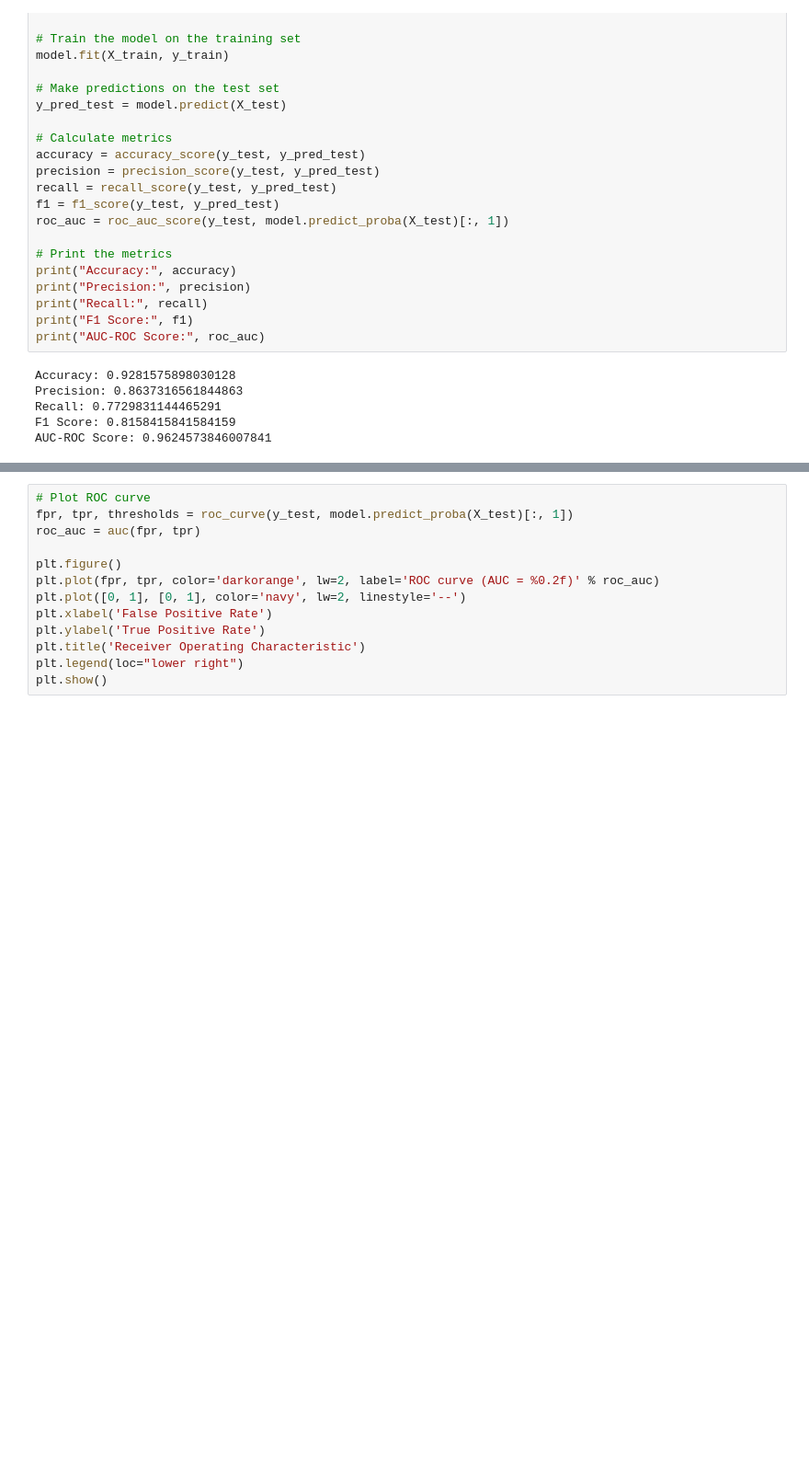
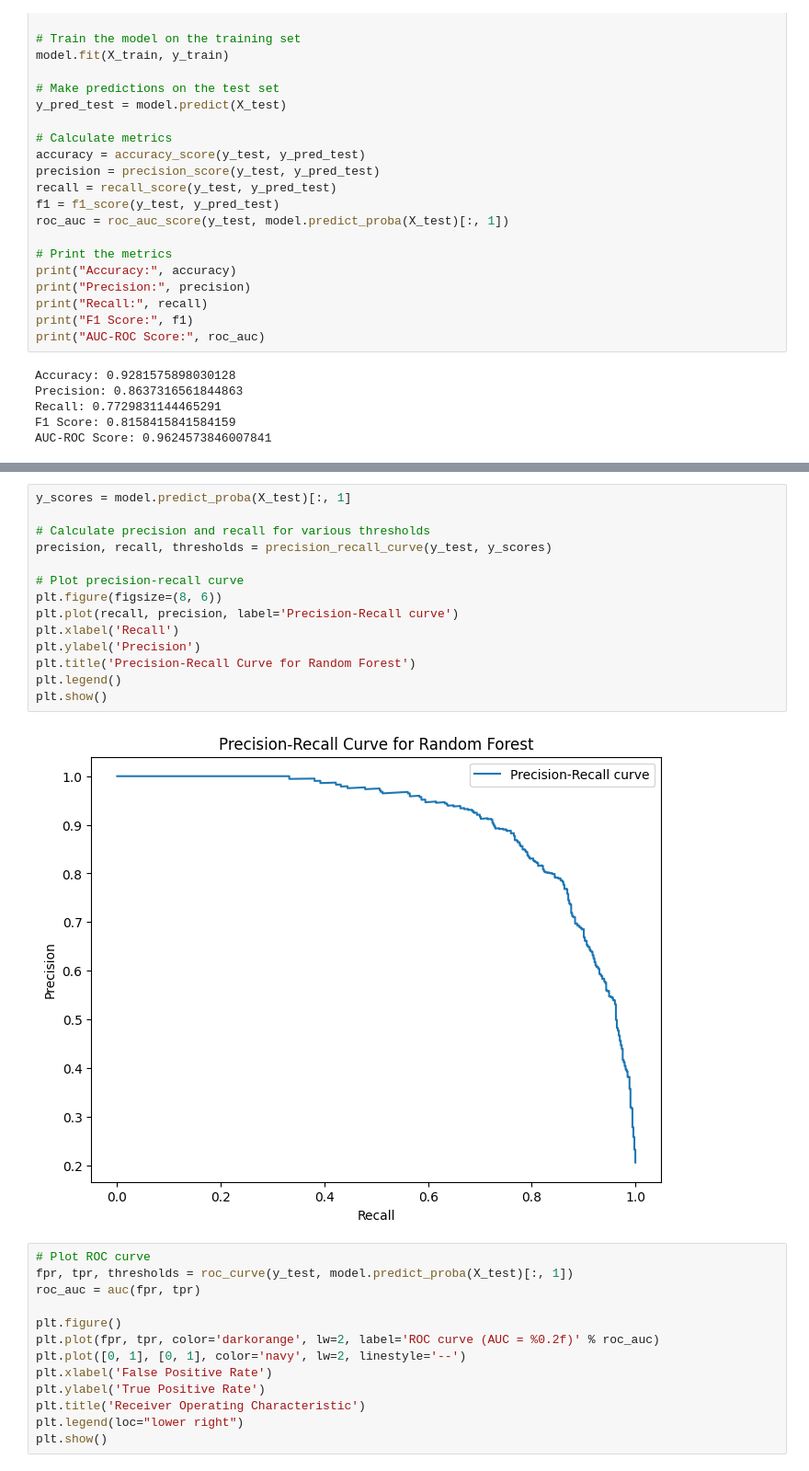
Before and after one commit to son-ra/STA_221_project_code, a Jupyter notebook: RF_cv_metrics.ipynb, the cells around one changed output, grey strips where cells are left out. Shown: that part at 92% size. Saved outputs shown, nothing was run; the diff lists cells and outputs as text; blank space fills up the shorter version.

```diff
--- a/RF_cv_metrics.ipynb
+++ b/RF_cv_metrics.ipynb
@@ -125,3 +137,19 @@ AUC-ROC Score: 0.9624573846007841
+# %%
+y_scores = model.predict_proba(X_test)[:, 1]
+
+# Calculate precision and recall for various thresholds
+precision, recall, thresholds = precision_recall_curve(y_test, y_scores)
+
+# Plot precision-recall curve
+plt.figure(figsize=(8, 6))
+plt.plot(recall, precision, label='Precision-Recall curve')
+plt.xlabel('Recall')
+plt.ylabel('Precision')
+plt.title('Precision-Recall Curve for Random Forest')
+plt.legend()
+plt.show()
+# %% [output]
+[figure, added]
 # %%
 # Plot ROC curve
 fpr, tpr, thresholds = roc_curve(y_test, model.predict_proba(X_test)[:, 1])
```
Also changed, not shown: parts of 9 cells of this notebook, 1 other file.
